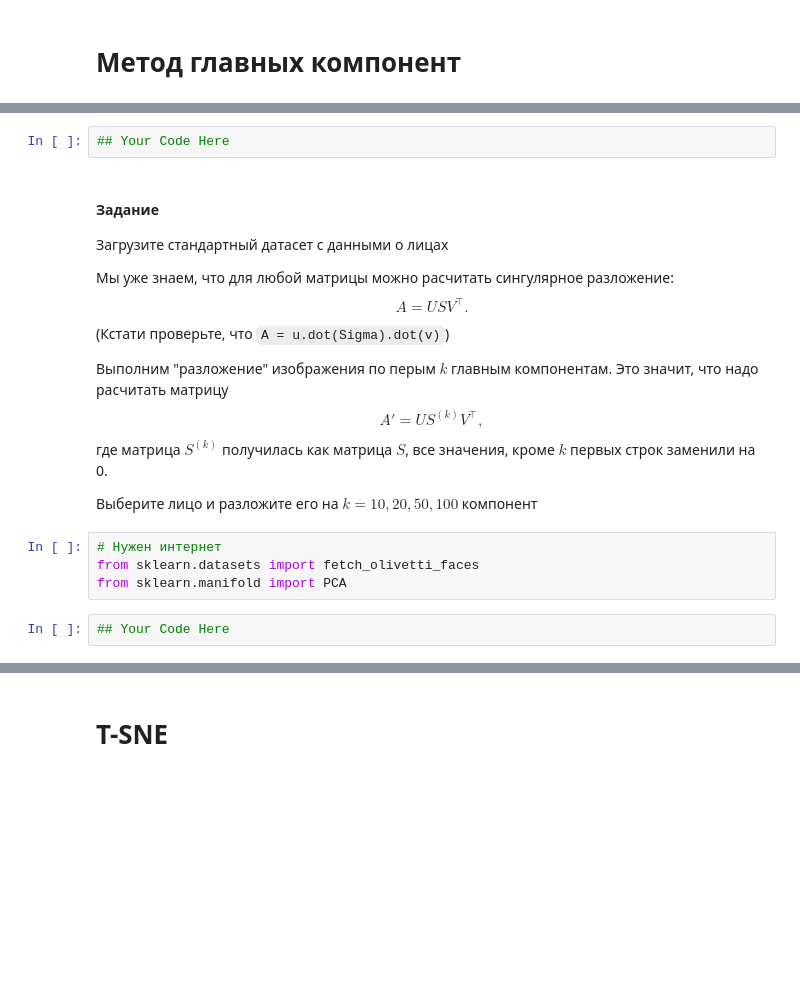
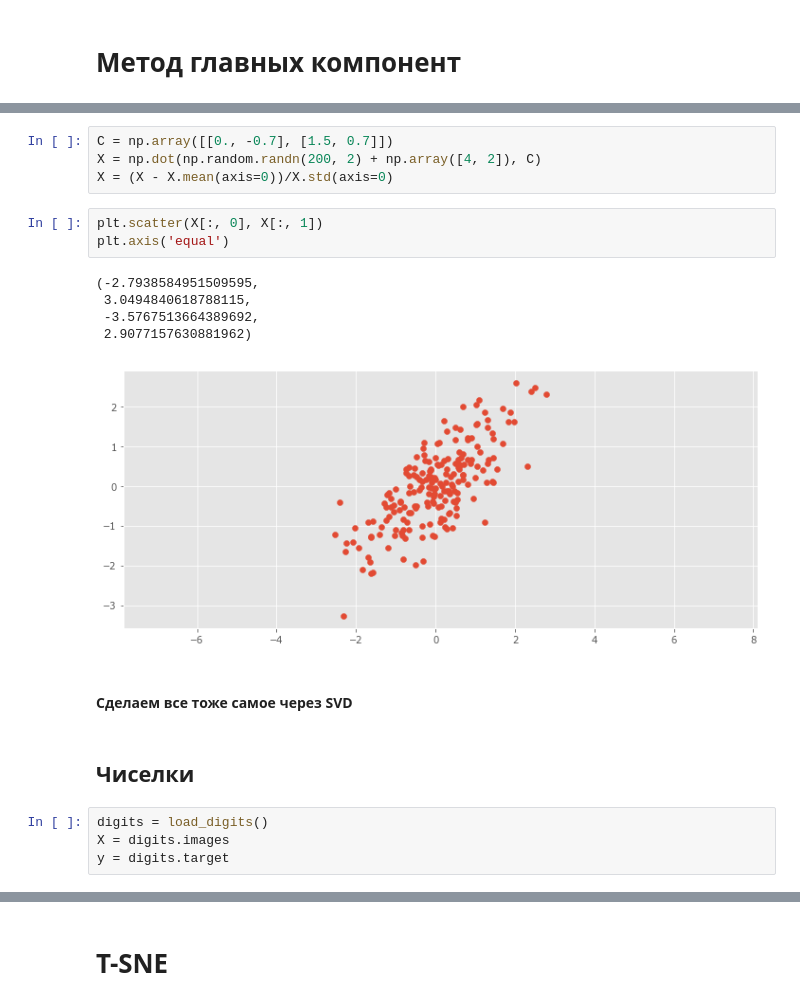
Before and after one commit to stroykova/spheremailru, a Jupyter notebook: lecture_04/lecture_04-pract.ipynb, the cells around one changed output, grey strips where cells are left out. Saved outputs shown, nothing was run; the diff lists cells and outputs as text; blank space fills up the shorter version.

```diff
--- a/lecture_04/lecture_04-pract.ipynb
+++ b/lecture_04/lecture_04-pract.ipynb
@@ -79,20 +70,21 @@ from sklearn.decomposition import PCA
-# %%
-## Your Code Here
-# %% [markdown]
-#### Задание
-Загрузите стандартный датасет с данными о лицах
-
-Мы уже знаем, что для любой матрицы можно расчитать сингулярное разложение:
-$$ A = U S V^\top .$$ (Кстати проверьте, что `A = u.dot(Sigma).dot(v)`)
-
-Выполним "разложение" изображения по перым $k$ главным компонентам. Это значит, что надо расчитать матрицу
-$$ A' = U S^{(k)} V^\top ,$$
-где матрица $S^{(k)}$ получилась как матрица $S$, все значения, кроме $k$ первых строк заменили на 0.
-
-Выберите лицо и разложите его на $k=10, 20, 50, 100$ компонент
-# %%
-# Нужен интернет
-from sklearn.datasets import fetch_olivetti_faces
-from sklearn.manifold import PCA
-# %%
-## Your Code Here
+# %%
+C = np.array([[0., -0.7], [1.5, 0.7]])
+X = np.dot(np.random.randn(200, 2) + np.array([4, 2]), C)
+X = (X - X.mean(axis=0))/X.std(axis=0)
+# %%
+plt.scatter(X[:, 0], X[:, 1])
+plt.axis('equal')
+# %% [output]
+(-2.7938584951509595,
+ 3.0494840618788115,
+ -3.5767513664389692,
+ 2.9077157630881962)
+[figure, added]
+# %% [markdown]
+#### Сделаем все тоже самое через  SVD
+# %% [markdown]
+## Чиселки
+# %%
+digits = load_digits()
+X = digits.images
+y = digits.target
```
Also changed, not shown: parts of 15 cells of this notebook, 4 other files.
